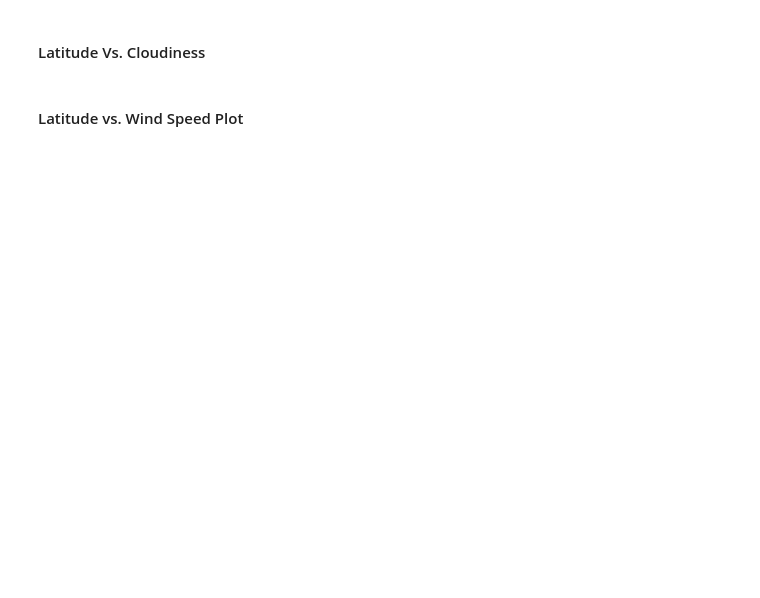
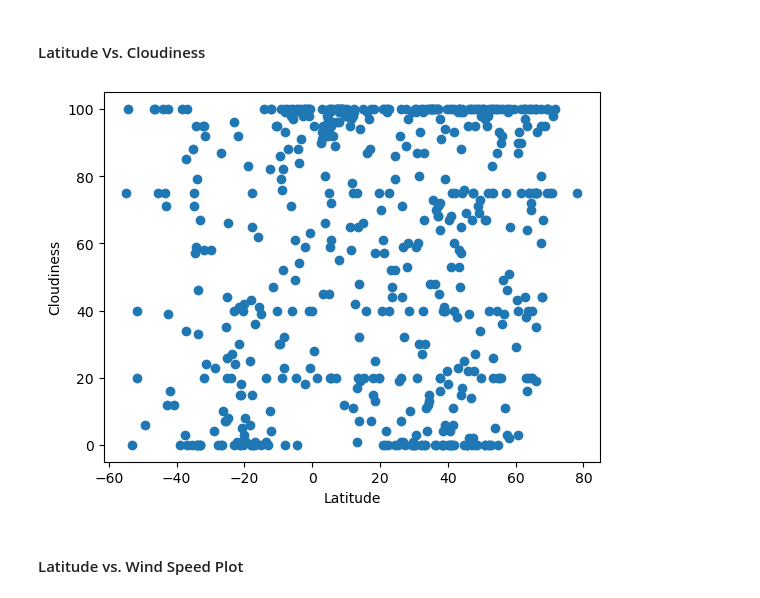
Before and after one commit to aglantzrbc/python-api-challenge, a Jupyter notebook: WeatherPy/WeatherPy.ipynb, the cells around one changed output. Cells and saved outputs as stored; diff of their text form; code cells hidden in the pictures; blank space fills up the shorter version.

```diff
--- a/WeatherPy/WeatherPy.ipynb
+++ b/WeatherPy/WeatherPy.ipynb
@@ -215,16 +231,21 @@ plt.show()
 #### Latitude Vs. Cloudiness
 # %%
 # Build the scatter plots for latitude vs. cloudiness
-# YOUR CODE HERE
+lat_all = city_data_df["Lat"]
+cloud_all = city_data_df["Cloudiness"]
+plt.scatter(lat_all, cloud_all)
 
 # Incorporate the other graph properties
-# YOUR CODE HERE
+plt.xlabel("Latitude")
+plt.ylabel("Cloudiness")
 
 # Save the figure
 plt.savefig("output_data/Fig3.png")
 
 # Show plot
 plt.show()
+# %% [output]
+[figure, added]
 # %% [markdown]
 #### Latitude vs. Wind Speed Plot
 # %%
```
Also changed, not shown: parts of 9 cells of this notebook, 5 other files.
